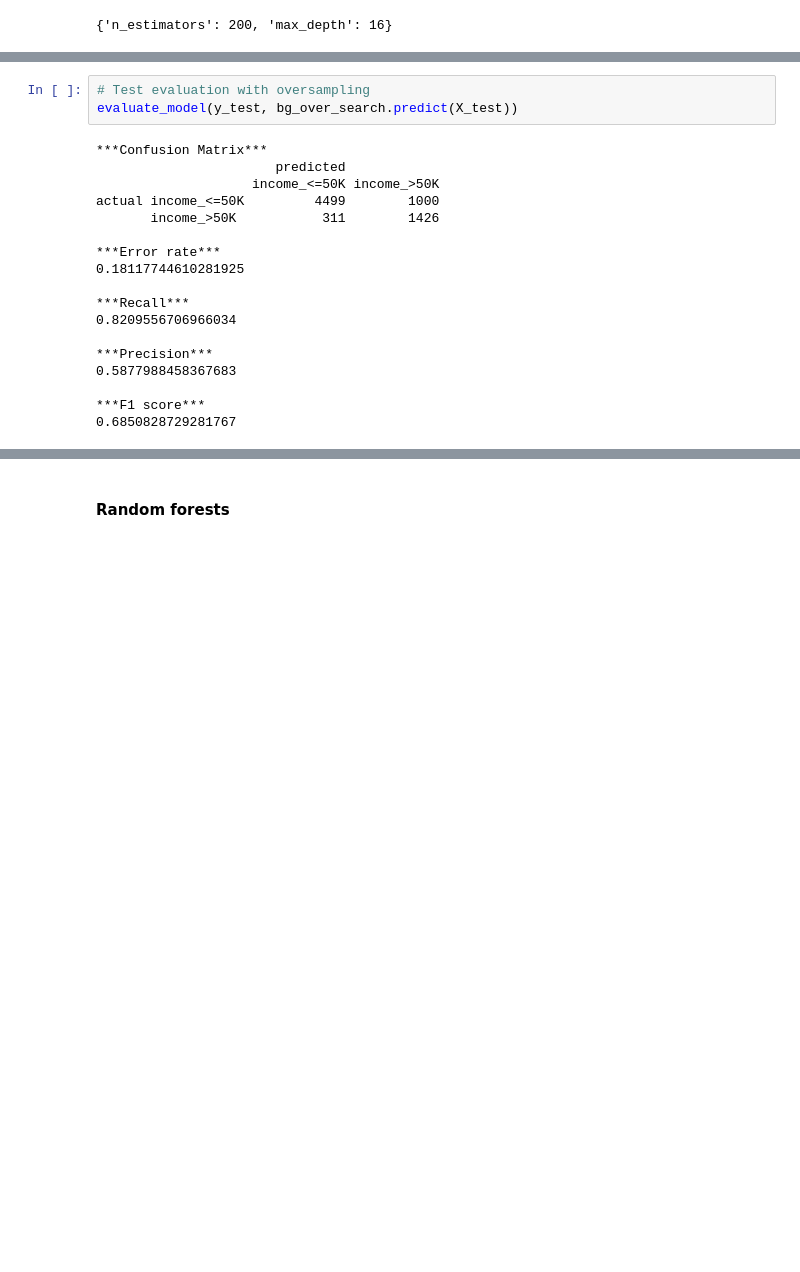
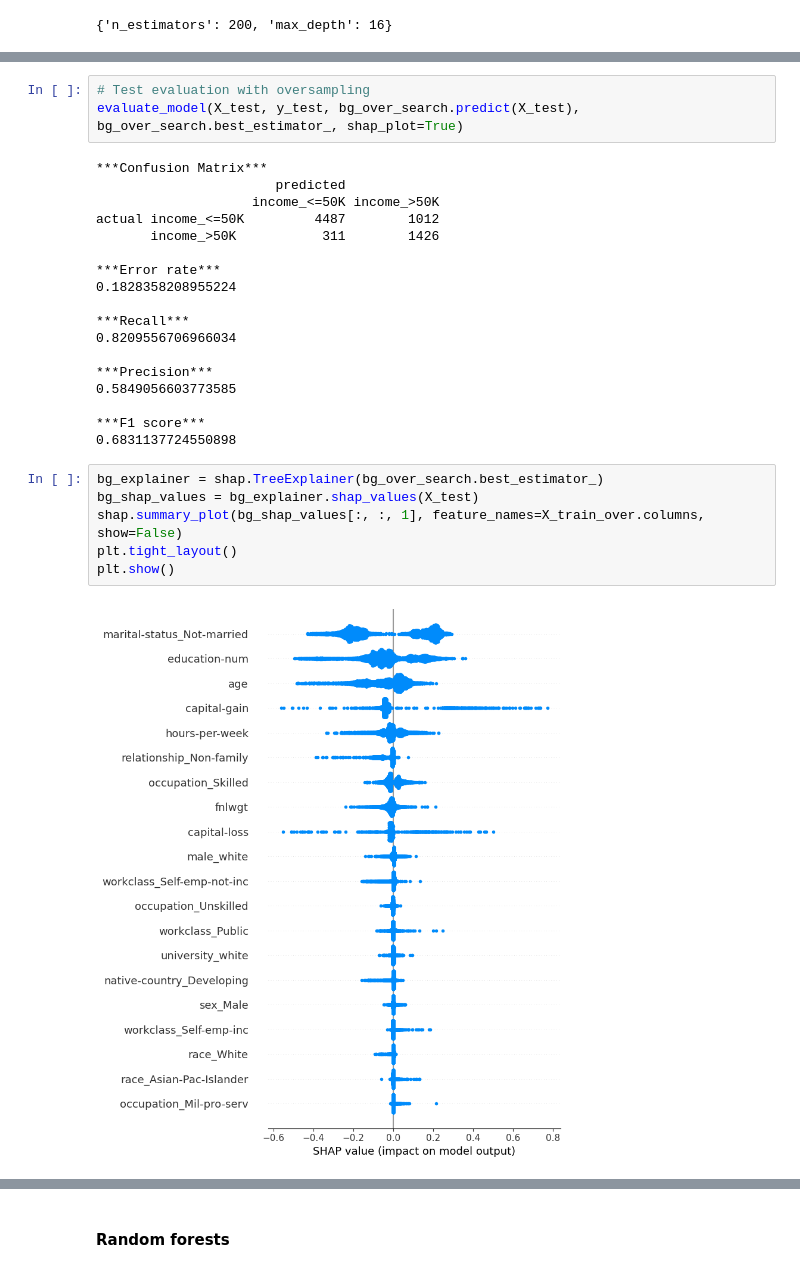
Before and after one commit to jonathanykwong/annual-income, a Jupyter notebook: annual-income.ipynb, the cells around one changed output, grey strips where cells are left out. Cells and saved outputs as stored; diff of their text form; blank space fills up the shorter version.

```diff
--- a/annual-income.ipynb
+++ b/annual-income.ipynb
@@ -872,21 +896,29 @@ actual income_<=50K        18996        2774
 # %%
 # Test evaluation with oversampling
-evaluate_model(y_test, bg_over_search.predict(X_test))
+evaluate_model(X_test, y_test, bg_over_search.predict(X_test), bg_over_search.best_estimator_, shap_plot=True)
 # %% [output]
 ***Confusion Matrix***
                        predicted
                     income_<=50K income_>50K
-actual income_<=50K         4499        1000
+actual income_<=50K         4487        1012
        income_>50K           311        1426
 
 ***Error rate***
-0.18117744610281925
+0.1828358208955224
 
 ***Recall***
 0.8209556706966034
 
 ***Precision***
-0.5877988458367683
+0.5849056603773585
 
 ***F1 score***
-0.6850828729281767
+0.6831137724550898
+# %%
+bg_explainer = shap.TreeExplainer(bg_over_search.best_estimator_)
+bg_shap_values = bg_explainer.shap_values(X_test)
+shap.summary_plot(bg_shap_values[:, :, 1], feature_names=X_train_over.columns, show=False)
+plt.tight_layout()
+plt.show()
+# %% [output]
+[figure, added]
```
Also changed, not shown: parts of 22 cells of this notebook.
